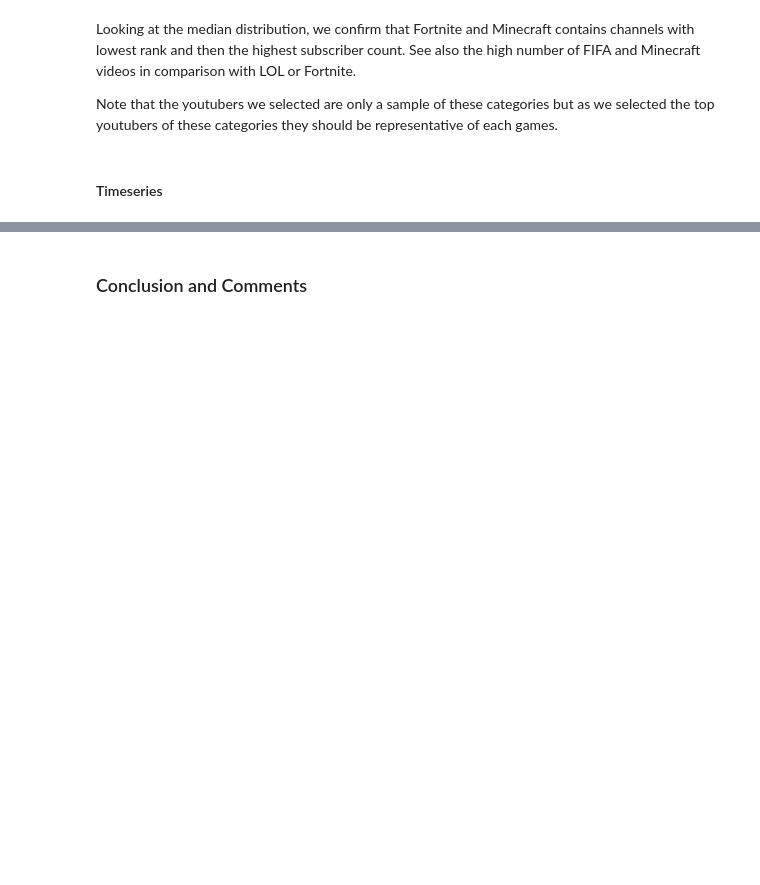
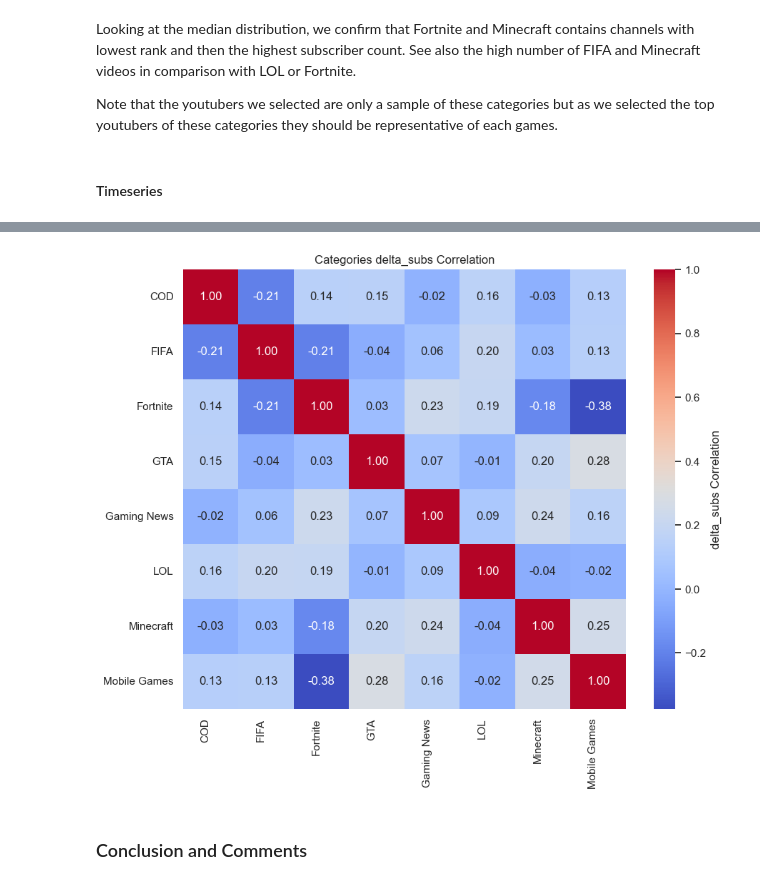
Before and after one commit to epfl-ada/ada-2023-project-analyticavengers2023, a Jupyter notebook: eda_channels_labelized.ipynb, the cells around one changed output, grey strips where cells are left out. Cells and saved outputs as stored; diff of their text form; code cells hidden in the pictures; blank space fills up the shorter version.

```diff
--- a/eda_channels_labelized.ipynb
+++ b/eda_channels_labelized.ipynb
@@ -368,2 +461,6 @@ df_sample_timeseries.head()
+# %%
+corr_plot(categorized_sample_df, game_categories, metric)
+# %% [output]
+[figure, added]
 # %% [markdown]
 ### Conclusion and Comments
```
Also changed, not shown: parts of 12 cells of this notebook.
